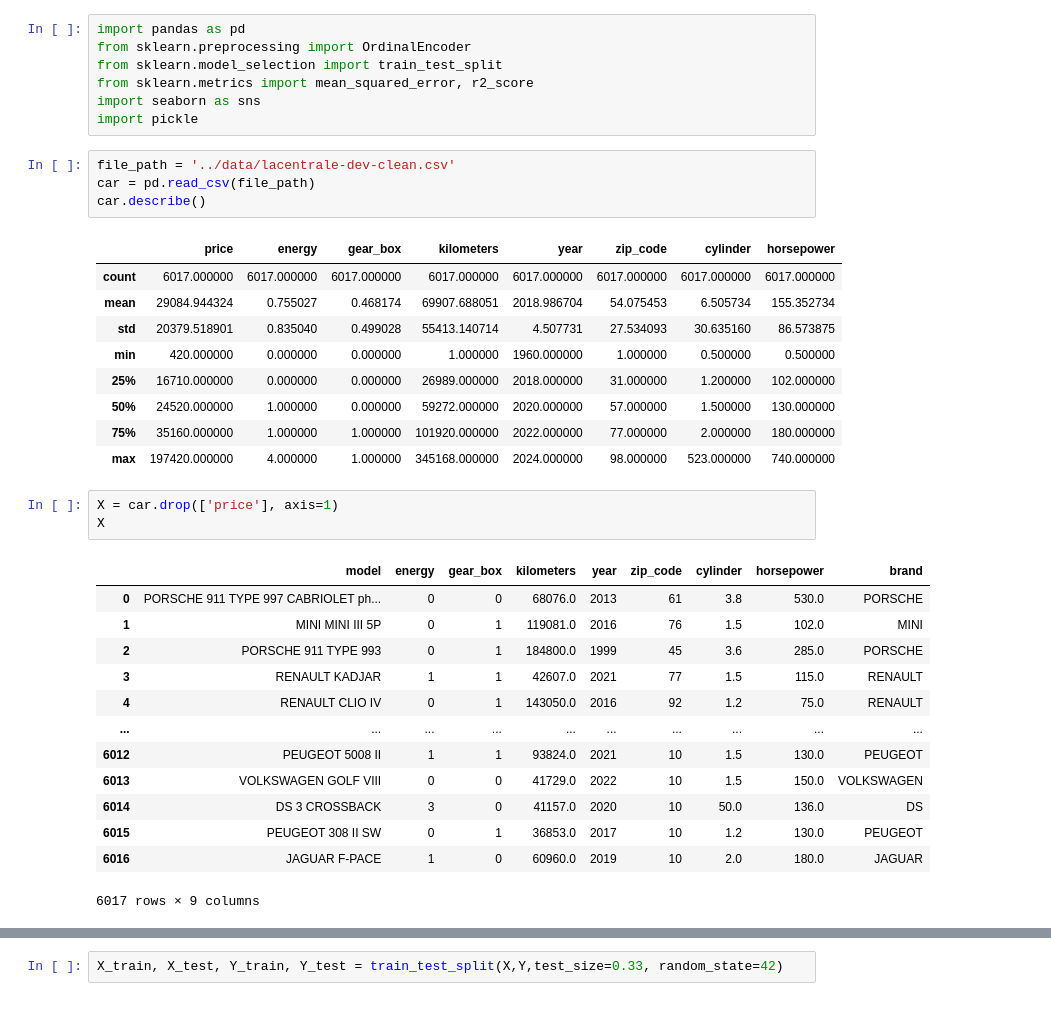
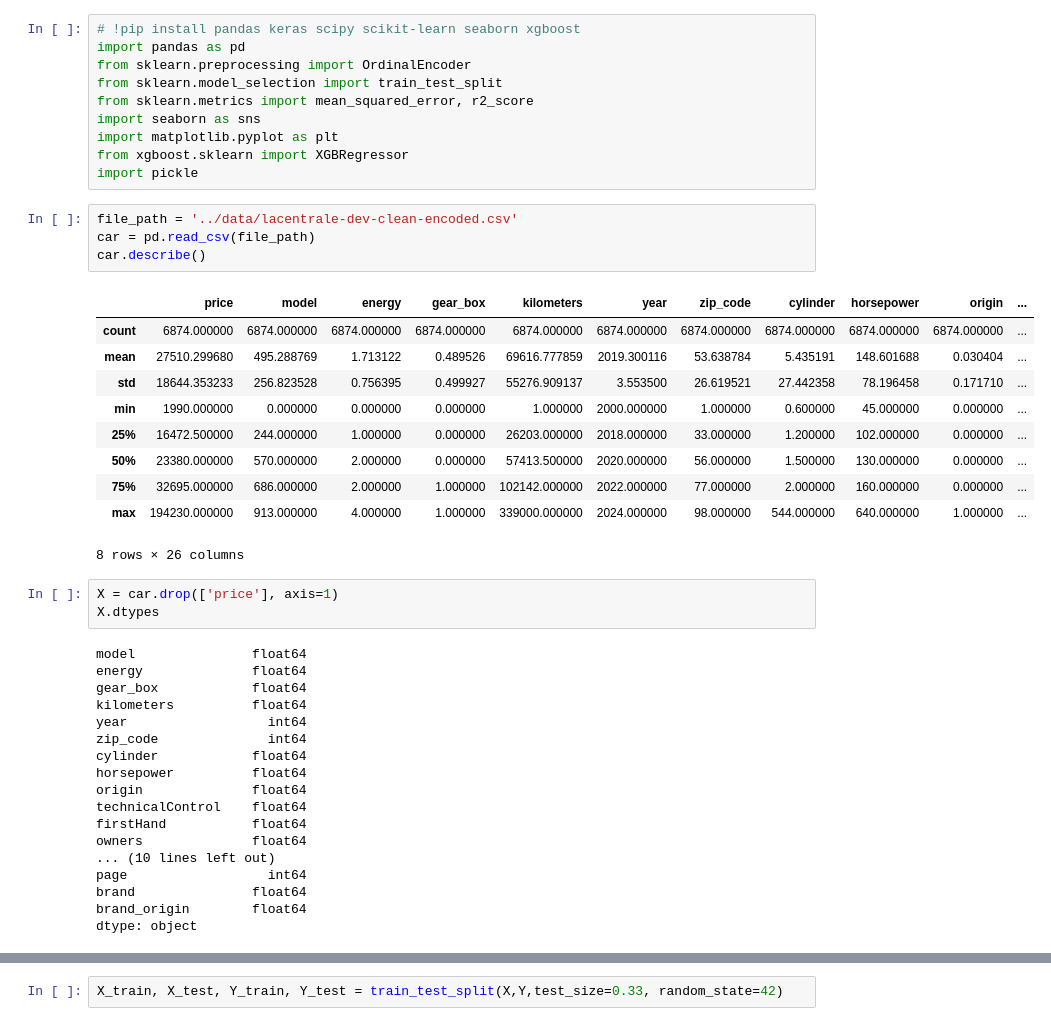
Before and after one commit to IvanBF9/MachineLearningCarPrice, a Jupyter notebook: notebooks/training_model.ipynb, the cells around one changed output, grey strips where cells are left out. Drawn from its saved outputs; the diff is of its cells as text.

```diff
--- a/notebooks/training_model.ipynb
+++ b/notebooks/training_model.ipynb
@@ -1,38 +1,46 @@
 # %%
+# !pip install pandas keras scipy scikit-learn seaborn xgboost
 import pandas as pd
 from sklearn.preprocessing import OrdinalEncoder
 from sklearn.model_selection import train_test_split
 from sklearn.metrics import mean_squared_error, r2_score
 import seaborn as sns
+import matplotlib.pyplot as plt
+from xgboost.sklearn import XGBRegressor
 import pickle
 # %%
-file_path = '../data/lacentrale-dev-clean.csv'
+file_path = '../data/lacentrale-dev-clean-encoded.csv'
 car = pd.read_csv(file_path)
 car.describe()
 # %% [output]
-|  | price | energy | gear_box | kilometers | year | zip_code | cylinder | horsepower |
-| count | 6017.000000 | 6017.000000 | 6017.000000 | 6017.000000 | 6017.000000 | 6017.000000 | 6017.000000 | 6017.000000 |
-| mean | 29084.944324 | 0.755027 | 0.468174 | 69907.688051 | 2018.986704 | 54.075453 | 6.505734 | 155.352734 |
-| std | 20379.518901 | 0.835040 | 0.499028 | 55413.140714 | 4.507731 | 27.534093 | 30.635160 | 86.573875 |
-| min | 420.000000 | 0.000000 | 0.000000 | 1.000000 | 1960.000000 | 1.000000 | 0.500000 | 0.500000 |
-| 25% | 16710.000000 | 0.000000 | 0.000000 | 26989.000000 | 2018.000000 | 31.000000 | 1.200000 | 102.000000 |
-| 50% | 24520.000000 | 1.000000 | 0.000000 | 59272.000000 | 2020.000000 | 57.000000 | 1.500000 | 130.000000 |
-| 75% | 35160.000000 | 1.000000 | 1.000000 | 101920.000000 | 2022.000000 | 77.000000 | 2.000000 | 180.000000 |
-| max | 197420.000000 | 4.000000 | 1.000000 | 345168.000000 | 2024.000000 | 98.000000 | 523.000000 | 740.000000 |
+|  | price | model | energy | gear_box | kilometers | year | zip_code | cylinder | horsepower | origin | ... |
+| count | 6874.000000 | 6874.000000 | 6874.000000 | 6874.000000 | 6874.000000 | 6874.000000 | 6874.000000 | 6874.000000 | 6874.000000 | 6874.000000 | ... |
+| mean | 27510.299680 | 495.288769 | 1.713122 | 0.489526 | 69616.777859 | 2019.300116 | 53.638784 | 5.435191 | 148.601688 | 0.030404 | ... |
+| std | 18644.353233 | 256.823528 | 0.756395 | 0.499927 | 55276.909137 | 3.553500 | 26.619521 | 27.442358 | 78.196458 | 0.171710 | ... |
+| min | 1990.000000 | 0.000000 | 0.000000 | 0.000000 | 1.000000 | 2000.000000 | 1.000000 | 0.600000 | 45.000000 | 0.000000 | ... |
+| 25% | 16472.500000 | 244.000000 | 1.000000 | 0.000000 | 26203.000000 | 2018.000000 | 33.000000 | 1.200000 | 102.000000 | 0.000000 | ... |
+| 50% | 23380.000000 | 570.000000 | 2.000000 | 0.000000 | 57413.500000 | 2020.000000 | 56.000000 | 1.500000 | 130.000000 | 0.000000 | ... |
+| 75% | 32695.000000 | 686.000000 | 2.000000 | 1.000000 | 102142.000000 | 2022.000000 | 77.000000 | 2.000000 | 160.000000 | 0.000000 | ... |
+| max | 194230.000000 | 913.000000 | 4.000000 | 1.000000 | 339000.000000 | 2024.000000 | 98.000000 | 544.000000 | 640.000000 | 1.000000 | ... |
+8 rows × 26 columns
 # %%
 X = car.drop(['price'], axis=1)
-X
+X.dtypes
 # %% [output]
-|  | model | energy | gear_box | kilometers | year | zip_code | cylinder | horsepower | brand |
-| 0 | PORSCHE 911 TYPE 997 CABRIOLET ph... | 0 | 0 | 68076.0 | 2013 | 61 | 3.8 | 530.0 | PORSCHE |
-| 1 | MINI MINI III 5P | 0 | 1 | 119081.0 | 2016 | 76 | 1.5 | 102.0 | MINI |
-| 2 | PORSCHE 911 TYPE 993 | 0 | 1 | 184800.0 | 1999 | 45 | 3.6 | 285.0 | PORSCHE |
-| 3 | RENAULT KADJAR | 1 | 1 | 42607.0 | 2021 | 77 | 1.5 | 115.0 | RENAULT |
-| 4 | RENAULT CLIO IV | 0 | 1 | 143050.0 | 2016 | 92 | 1.2 | 75.0 | RENAULT |
-| ... | ... | ... | ... | ... | ... | ... | ... | ... | ... |
-| 6012 | PEUGEOT 5008 II | 1 | 1 | 93824.0 | 2021 | 10 | 1.5 | 130.0 | PEUGEOT |
-| 6013 | VOLKSWAGEN GOLF VIII | 0 | 0 | 41729.0 | 2022 | 10 | 1.5 | 150.0 | VOLKSWAGEN |
-| 6014 | DS 3 CROSSBACK | 3 | 0 | 41157.0 | 2020 | 10 | 50.0 | 136.0 | DS |
-| 6015 | PEUGEOT 308 II SW | 0 | 1 | 36853.0 | 2017 | 10 | 1.2 | 130.0 | PEUGEOT |
-| 6016 | JAGUAR F-PACE | 1 | 0 | 60960.0 | 2019 | 10 | 2.0 | 180.0 | JAGUAR |
-6017 rows × 9 columns
+model               float64
+energy              float64
+gear_box            float64
+kilometers          float64
+year                  int64
+zip_code              int64
+cylinder            float64
+horsepower          float64
+origin              float64
+technicalControl    float64
+firstHand           float64
+owners              float64
+... (10 lines left out)
+page                  int64
+brand               float64
+brand_origin        float64
+dtype: object
```
Also changed, not shown: parts of 14 cells of this notebook, 8 other files.
